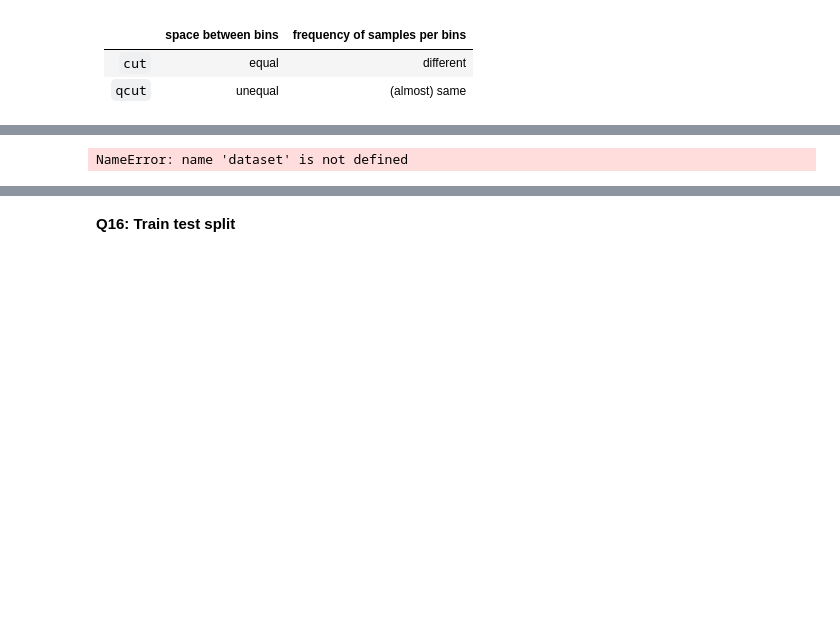
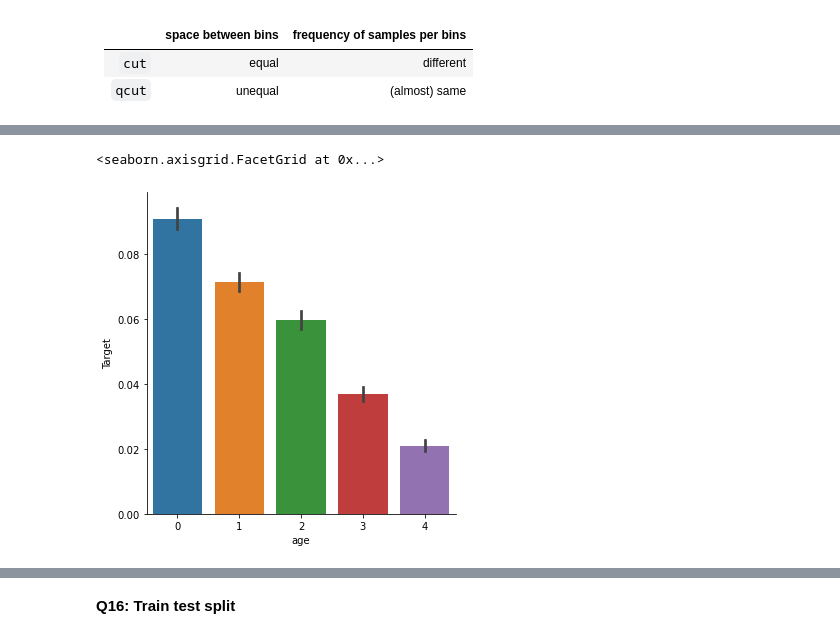
Before and after one commit to honghanhh/mci_python_31_level_1, a Jupyter notebook: Live Slides/Live Lecture 9/LongNP_Live_Lecture_09.ipynb, the cells around one changed output, grey strips where cells are left out. Saved outputs shown, nothing was run; the diff lists cells and outputs as text; code cells hidden in the pictures; blank space fills up the shorter version.

```diff
--- a/Live Slides/Live Lecture 9/LongNP_Live_Lecture_09.ipynb
+++ b/Live Slides/Live Lecture 9/LongNP_Live_Lecture_09.ipynb
@@ -309,8 +339,9 @@ NameError: name 'dataset' is not defined
 # %%
-data.age = pd.qcut(dataset.age.values, 5).codes
-sns.catplot(data=dataset, x='age', y='Target', kind='bar');
+dataset.age = pd.qcut(dataset.age.values,5).codes
+sns.catplot(data = dataset,x='age',y= 'Target',kind = 'bar')
 # %% [output]
-NameError: name 'dataset' is not defined
+<seaborn.axisgrid.FacetGrid at 0x...>
+[figure, added]
 # %%
 #data.Late3059 = pd.qcut(dataset.Late3059.values, 5).codes
 dataset.Late3059 = [6 if x >= 6 else x for x in dataset.Late3059]
```
Also changed, not shown: parts of 26 cells of this notebook.
